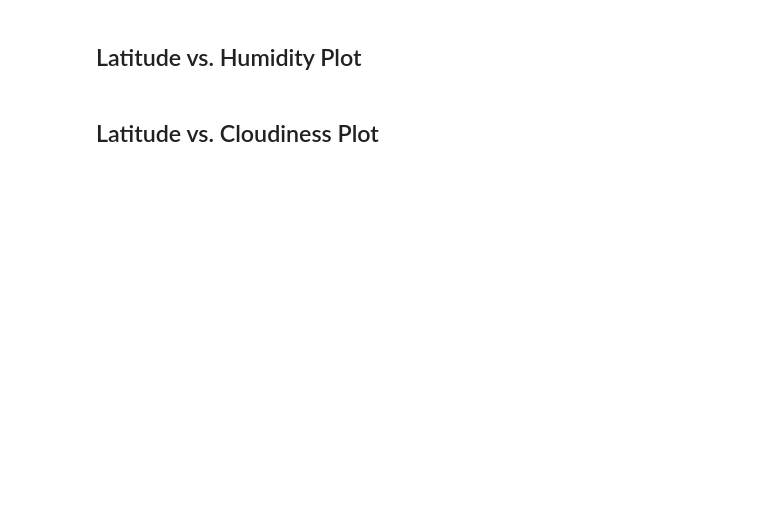
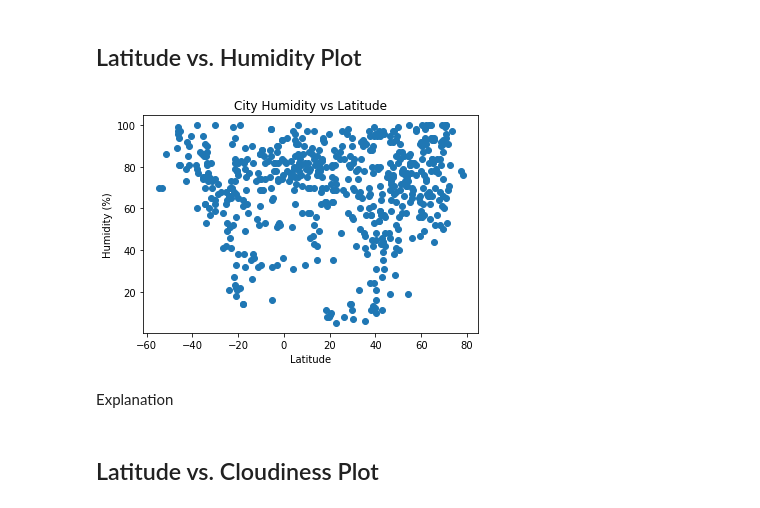
Before and after one commit to j-eikens/python-api-challenge, a Jupyter notebook: WeatherPY.ipynb, the cells around one changed output. Cells and saved outputs as stored; diff of their text form; code cells hidden in the pictures; blank space fills up the shorter version.

```diff
--- a/WeatherPY.ipynb
+++ b/WeatherPY.ipynb
@@ -155,4 +175,15 @@ weather_data.loc[weather_data['%Humidity'] > 100]
 # %% [markdown]
 ## Latitude vs. Humidity Plot
+# %%
+plt.scatter(weather_data['Latitude'], weather_data['%Humidity'])
+plt.xlabel('Latitude')
+plt.ylabel('Humidity (%)')
+plt.title('City Humidity vs Latitude')
+
+plt.show()
+# %% [output]
+[figure, added]
+# %% [markdown]
+Explanation
 # %% [markdown]
 ## Latitude vs. Cloudiness Plot
```
Also changed, not shown: parts of 25 cells of this notebook.
